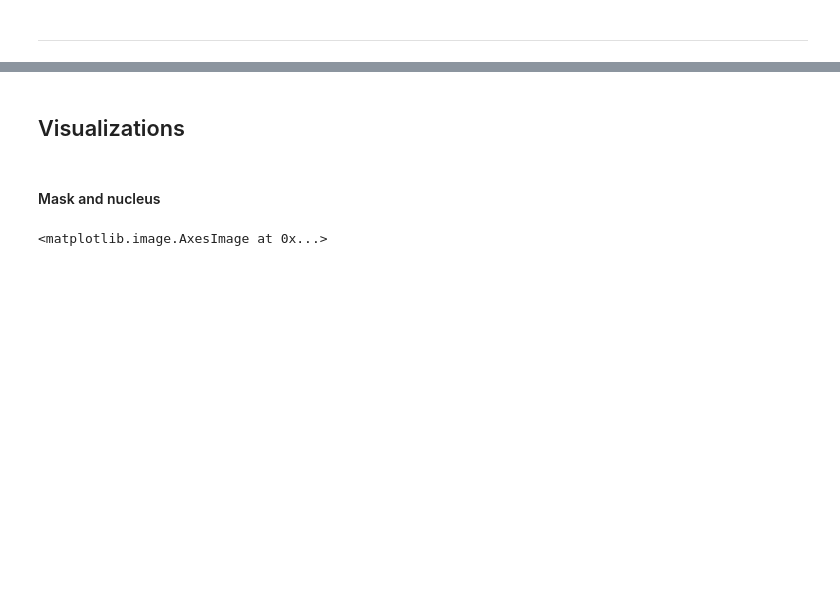
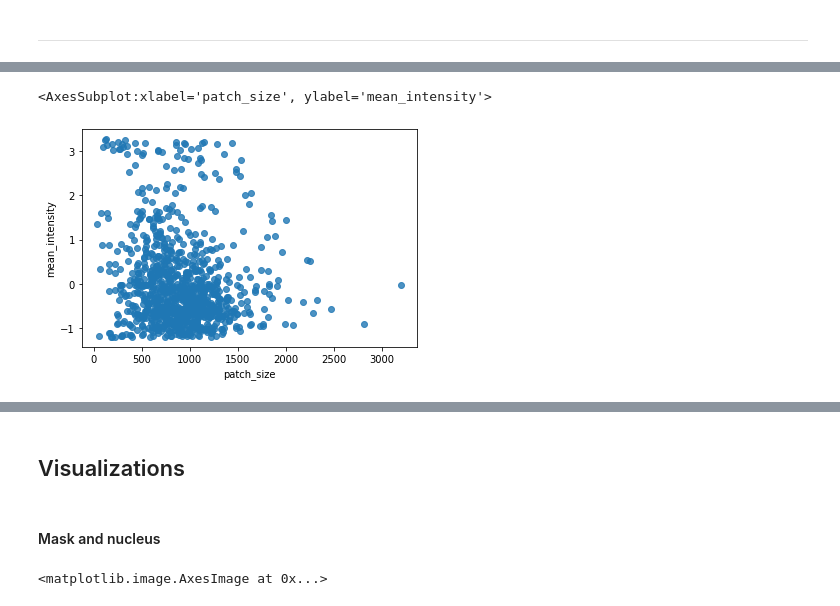
Before and after one commit to CS-433/ml-project-2-transcripted_cherry, a Jupyter notebook: Jupyter notebooks/classification.ipynb, the cells around one changed output, grey strips where cells are left out. Drawn from its saved outputs; the diff is of its cells as text; code cells hidden in the pictures; blank space fills up the shorter version.

```diff
--- a/Jupyter notebooks/classification.ipynb
+++ b/Jupyter notebooks/classification.ipynb
@@ -462,0 +589,5 @@ ypet_intensity_pca
+# %%
+sns.regplot(x="patch_size", y="mean_intensity", data=ypet_intensity, fit_reg=False)
+# %% [output]
+<AxesSubplot:xlabel='patch_size', ylabel='mean_intensity'>
+[figure, added]
```
Also changed, not shown: parts of 39 cells of this notebook.
